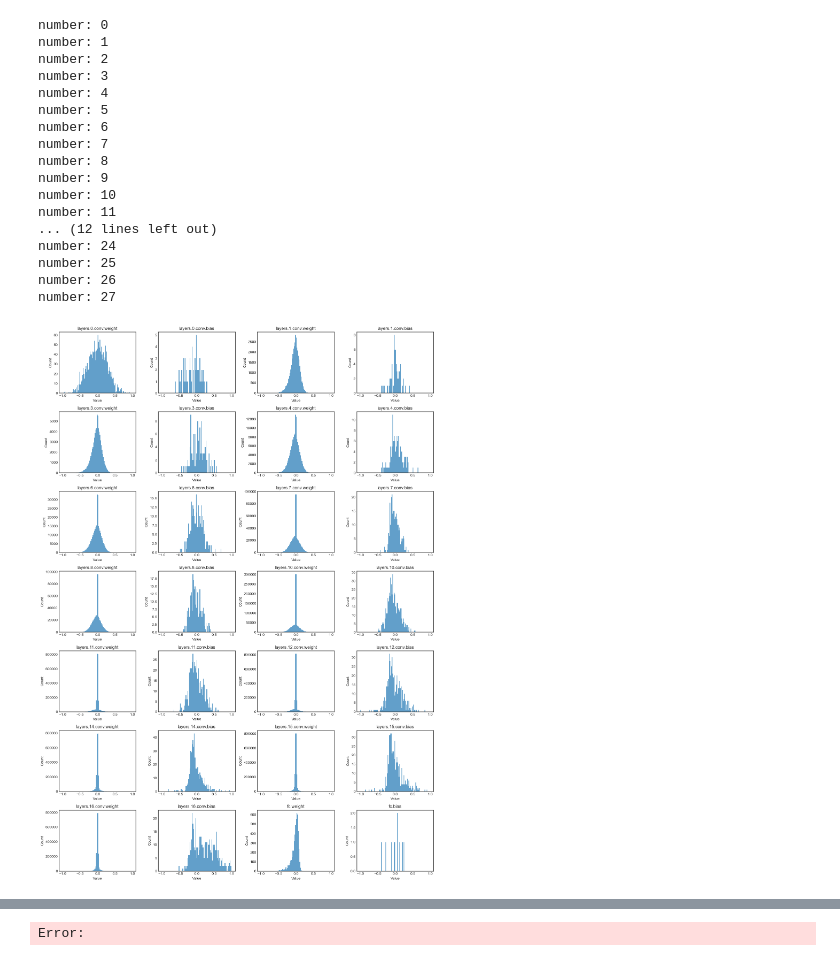
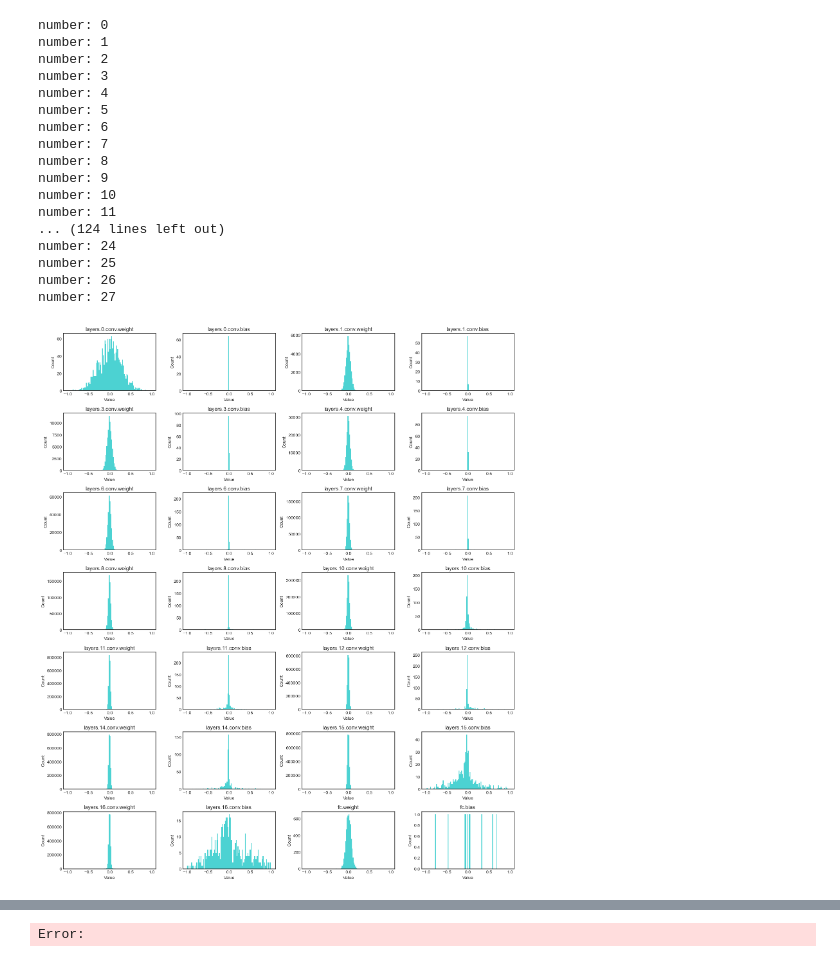
Before and after one commit to boyiwei/COS598D-Pruning, a Jupyter notebook: plot.ipynb, the cells around one changed output, grey strips where cells are left out. Drawn from its saved outputs; the diff is of its cells as text; code cells hidden in the pictures.

Commit message:
added plotting function

```diff
--- a/plot.ipynb
+++ b/plot.ipynb
@@ -28,7 +28,8 @@ def plot_weight_histograms(model, result_dir, pruner):
     num_columns = 4
     num_rows = (num_layers + num_columns - 1) // num_columns  # Calculate rows needed
 
-    plt.figure(figsize=(15, num_rows * 3))  # Adjust figure size based on grid size
+    plt.figure(figsize=(15, num_rows * 2.5))  # Adjust figure size based on grid size
+
     plt.style.use('seaborn-v0_8-white')
 
 
@@ -38,7 +39,7 @@ def plot_weight_histograms(model, result_dir, pruner):
             print("number:", i)
 
             ax = plt.subplot(num_rows, num_columns, i + 1)  # Plot each layer in its subplot
-            ax.hist(weights, bins=100, alpha=0.7, range=(-1, 1))  # Set the range of x-axis to -1, 1
+            ax.hist(weights, bins=100, alpha=0.7, range=(-1, 1), color='c')  # Set the range of x-axis to -1, 1
 
             ax.set_title(name)
             ax.set_xlabel('Value')
@@ -50,44 +51,45 @@ def plot_weight_histograms(model, result_dir, pruner):
     # plt.xlabel('xlabel', **hfont)
     # plt.ylabel('ylabel', **hfont)
     plt.tight_layout()
-    plt.savefig('{}/weight_histogram_{}.pdf'.format(result_dir, pruner))
+    plt.savefig('Results/Plots/weight_histogram_{}.pdf'.format(pruner))
 # %%
-# pruners = ['grasp', 'mag', 'rank', 'snip', 'synflow']
-pruners = ['synflow']
+pruners = ['grasp', 'mag', 'rand', 'snip', 'synflow']
+# pruners = ['grasp']
 dataset = 'cifar10'
-model = 'vgg16'
+model_name = 'vgg16'
 model_class = 'lottery'
 
 ## Run Experiment ##
 # plot weight histogram
 for pruner in pruners:
     result_dir = 'Results/data/lottery_vgg16_cifar10/singleshot/{}/0.5'.format(pruner)
     device = load.device('0')
     input_shape, num_classes = load.dimension(dataset)
 
-    model = load.model(model, model_class)(input_shape,
+    model = load.model(model_name, model_class)(input_shape,
                                             num_classes,
                                             False,
                                             False)
     checkpoint = torch.load('{}/model.pt'.format(result_dir), map_location=device)
     model.load_state_dict(checkpoint)
     plot_weight_histograms(model, result_dir, pruner)
+    del model
 # %% [output]
 number: 0
 number: 1
 number: 2
 number: 3
 number: 4
 number: 5
 number: 6
 number: 7
 number: 8
 number: 9
 number: 10
 number: 11
-... (12 lines left out)
+... (124 lines left out)
 number: 24
 number: 25
 number: 26
 number: 27
-[figure, old version]
+[figure, new version]
```
Also changed, not shown: parts of 1 cell of this notebook.
